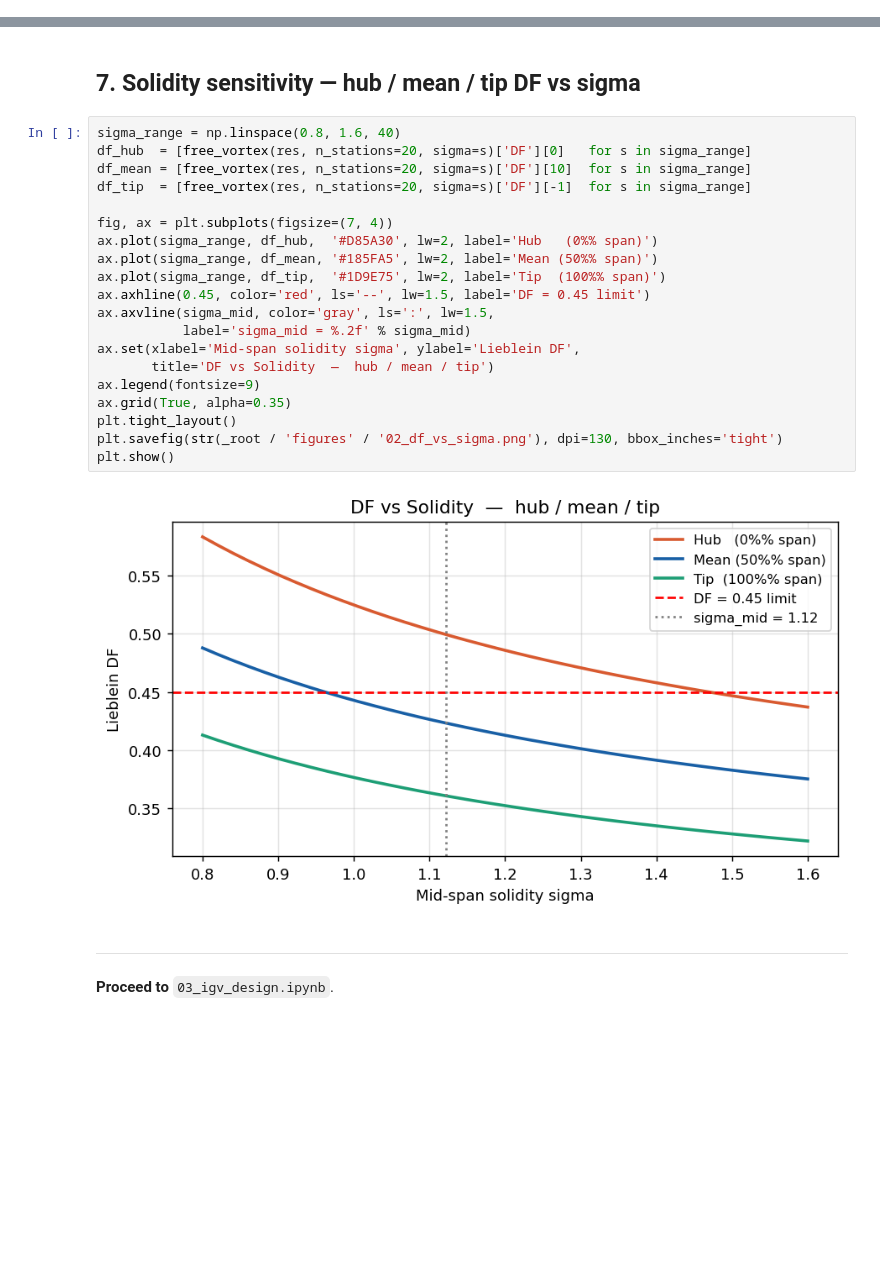
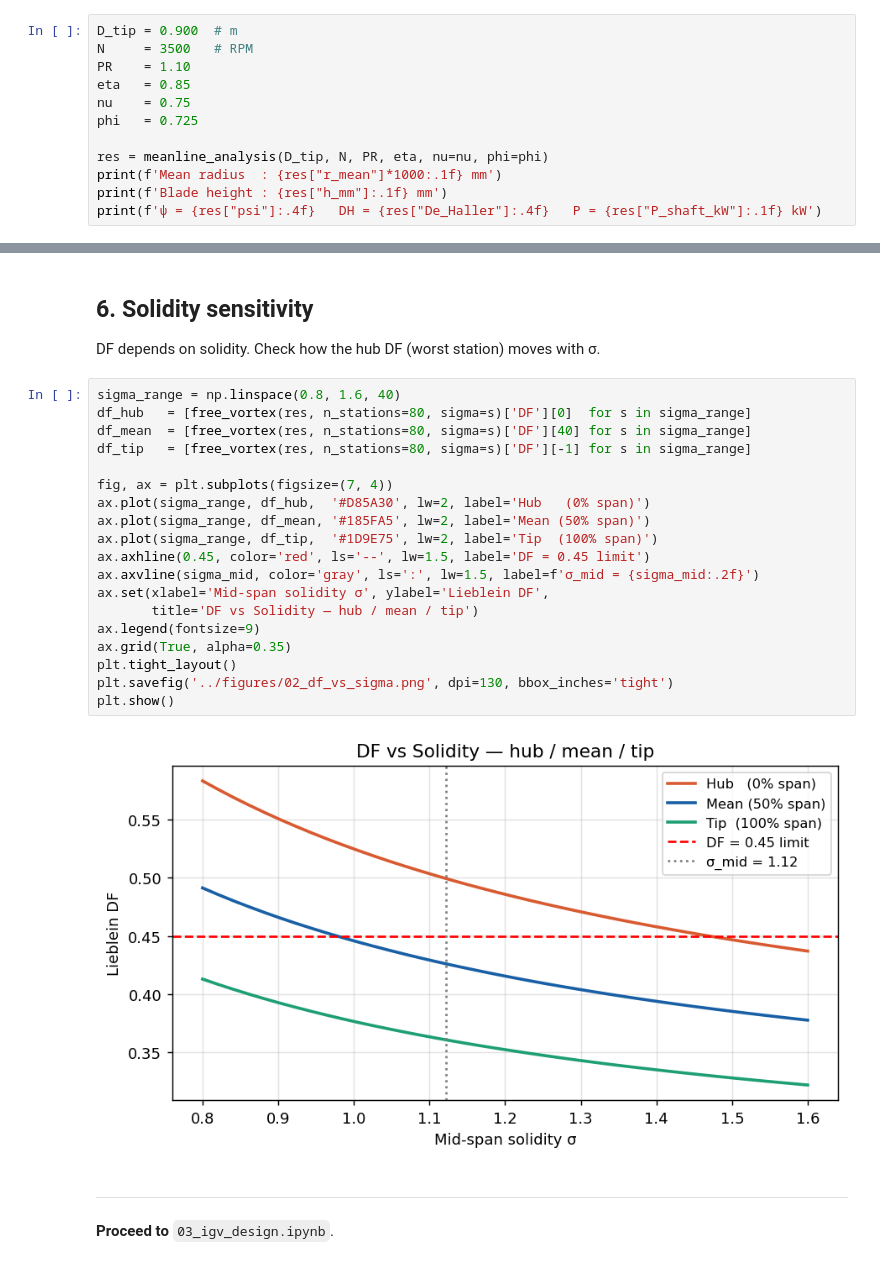
Before and after one commit to onurtuncer/rotating-rig-design, a Jupyter notebook: notebooks/02_radial_distribution.ipynb, the cells around one changed output, grey strips where cells are left out. Saved outputs shown, nothing was run; the diff lists cells and outputs as text; blank space fills up the shorter version.

```diff
--- a/notebooks/02_radial_distribution.ipynb
+++ b/notebooks/02_radial_distribution.ipynb
@@ -62,0 +31,12 @@ psi=0.4514   DH=0.7361   P=335.4 kW
+# %%
+D_tip = 0.900  # m
+N     = 3500   # RPM
+PR    = 1.10
+eta   = 0.85
+nu    = 0.75
+phi   = 0.725
+
+res = meanline_analysis(D_tip, N, PR, eta, nu=nu, phi=phi)
+print(f'Mean radius  : {res["r_mean"]*1000:.1f} mm')
+print(f'Blade height : {res["h_mm"]:.1f} mm')
+print(f'ψ = {res["psi"]:.4f}   DH = {res["De_Haller"]:.4f}   P = {res["P_shaft_kW"]:.1f} kW')
@@ -121,27 +119,28 @@ DF range: 0.3605 to 0.4994
-# %% [markdown]
-## 7. Solidity sensitivity — hub / mean / tip DF vs sigma
+# %% [markdown]
+## 6. Solidity sensitivity
+
+DF depends on solidity. Check how the hub DF (worst station) moves with σ.
 # %%
 sigma_range = np.linspace(0.8, 1.6, 40)
-df_hub  = [free_vortex(res, n_stations=20, sigma=s)['DF'][0]   for s in sigma_range]
-df_mean = [free_vortex(res, n_stations=20, sigma=s)['DF'][10]  for s in sigma_range]
-df_tip  = [free_vortex(res, n_stations=20, sigma=s)['DF'][-1]  for s in sigma_range]
+df_hub   = [free_vortex(res, n_stations=80, sigma=s)['DF'][0]  for s in sigma_range]
+df_mean  = [free_vortex(res, n_stations=80, sigma=s)['DF'][40] for s in sigma_range]
+df_tip   = [free_vortex(res, n_stations=80, sigma=s)['DF'][-1] for s in sigma_range]
 
 fig, ax = plt.subplots(figsize=(7, 4))
-ax.plot(sigma_range, df_hub,  '#D85A30', lw=2, label='Hub   (0%% span)')
-ax.plot(sigma_range, df_mean, '#185FA5', lw=2, label='Mean (50%% span)')
-ax.plot(sigma_range, df_tip,  '#1D9E75', lw=2, label='Tip  (100%% span)')
+ax.plot(sigma_range, df_hub,  '#D85A30', lw=2, label='Hub   (0% span)')
+ax.plot(sigma_range, df_mean, '#185FA5', lw=2, label='Mean (50% span)')
+ax.plot(sigma_range, df_tip,  '#1D9E75', lw=2, label='Tip  (100% span)')
 ax.axhline(0.45, color='red', ls='--', lw=1.5, label='DF = 0.45 limit')
-ax.axvline(sigma_mid, color='gray', ls=':', lw=1.5,
-           label='sigma_mid = %.2f' % sigma_mid)
-ax.set(xlabel='Mid-span solidity sigma', ylabel='Lieblein DF',
-       title='DF vs Solidity  —  hub / mean / tip')
+ax.axvline(sigma_mid, color='gray', ls=':', lw=1.5, label=f'σ_mid = {sigma_mid:.2f}')
+ax.set(xlabel='Mid-span solidity σ', ylabel='Lieblein DF',
+       title='DF vs Solidity — hub / mean / tip')
 ax.legend(fontsize=9)
 ax.grid(True, alpha=0.35)
 plt.tight_layout()
-plt.savefig(str(_root / 'figures' / '02_df_vs_sigma.png'), dpi=130, bbox_inches='tight')
+plt.savefig('../figures/02_df_vs_sigma.png', dpi=130, bbox_inches='tight')
 plt.show()
 # %% [output]
-[figure, old version]
+[figure, new version]
 # %% [markdown]
 ---
 **Proceed to** `03_igv_design.ipynb`.
```
Also changed, not shown: parts of 17 cells of this notebook, 14 other files.
